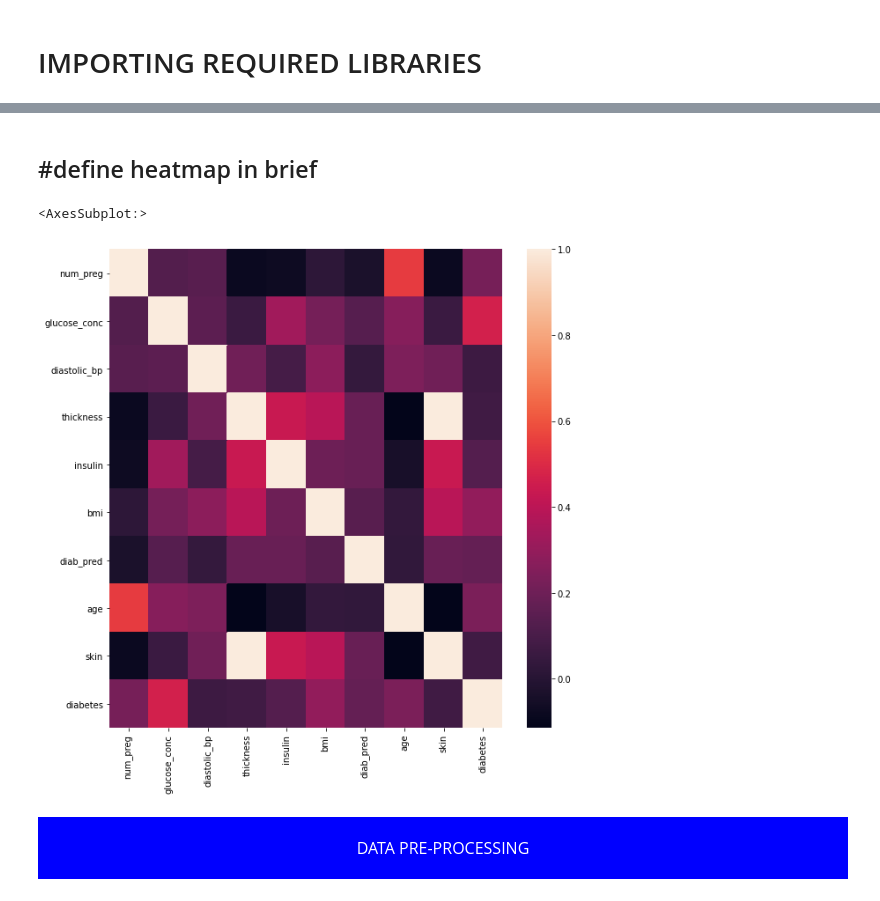
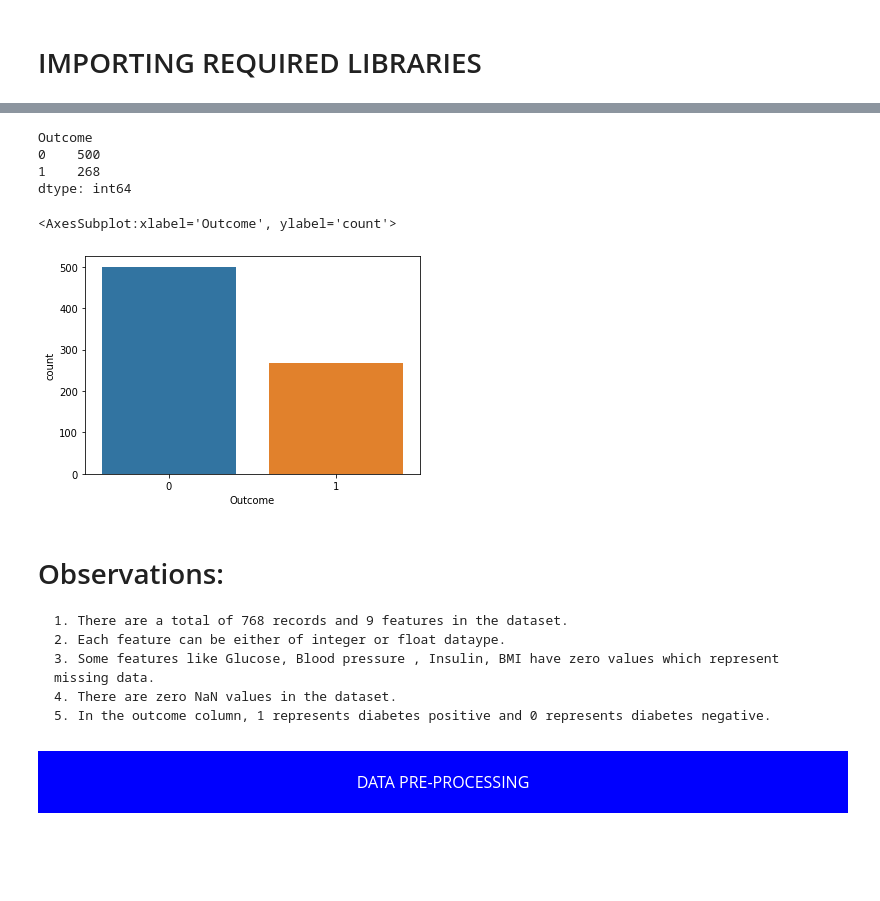
Before and after one commit to Diwas524/Diabetes-Prediction-using-Kmeans-, a Jupyter notebook: RSS.ipynb, the cells around one changed output, grey strips where cells are left out. Saved outputs shown, nothing was run; the diff lists cells and outputs as text; code cells hidden in the pictures; blank space fills up the shorter version.

```diff
--- a/RSS.ipynb
+++ b/RSS.ipynb
@@ -129,12 +126,24 @@ memory usage: 60.1 KB
-# %% [markdown]
-## #define heatmap in brief
-# %%
-import seaborn as sns
-f, ax = plt.subplots(figsize=(10, 10))
-sns.heatmap(data.corr())
-# %% [output]
-<AxesSubplot:>
-[figure, removed]
+# %%
+print(data.groupby('Outcome').size())
+# %% [output]
+Outcome
+0    500
+1    268
+dtype: int64
+# %%
+# Outcome countplot
+sns.countplot(x = 'Outcome',data = data)
+# %% [output]
+<AxesSubplot:xlabel='Outcome', ylabel='count'>
+[figure, added]
+# %% [markdown]
+# Observations:
+
+    1. There are a total of 768 records and 9 features in the dataset.
+    2. Each feature can be either of integer or float dataype.
+    3. Some features like Glucose, Blood pressure , Insulin, BMI have zero values which represent missing data.
+    4. There are zero NaN values in the dataset.
+    5. In the outcome column, 1 represents diabetes positive and 0 represents diabetes negative.
 # %% [markdown]
 <div style="background-color: blue;text-align:center;padding: 20px;font-size: 16px;color:white;">
 DATA PRE-PROCESSING
```
Also changed, not shown: parts of 45 cells of this notebook, 1 other file.
